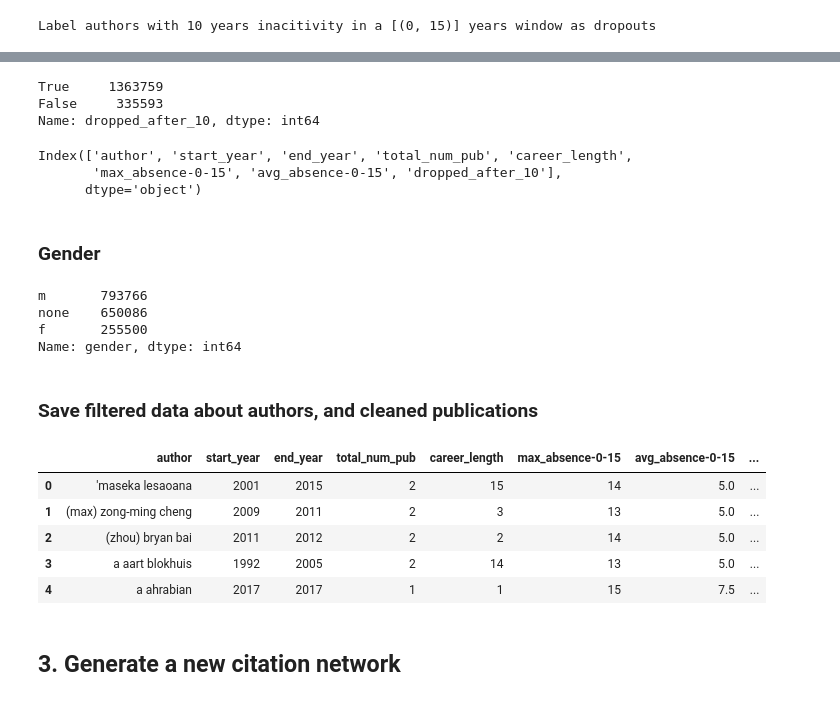
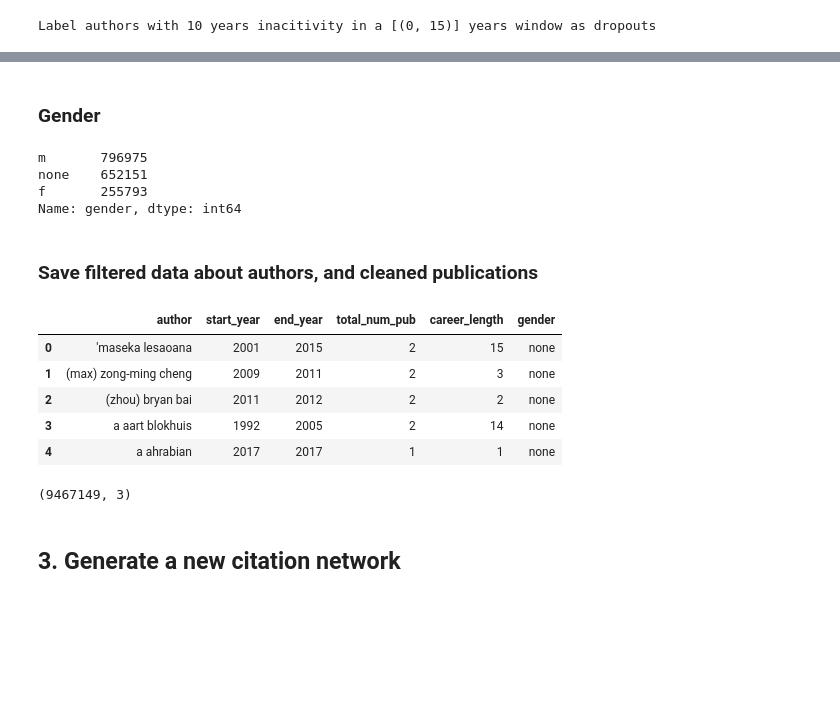
Before and after one commit to gesiscss/inequality, a Jupyter notebook: 0.Data Preprocessing.ipynb, the cells around one changed output, grey strips where cells are left out. Saved outputs shown, nothing was run; the diff lists cells and outputs as text; code cells hidden in the pictures; blank space fills up the shorter version.

```diff
--- a/0.Data Preprocessing.ipynb
+++ b/0.Data Preprocessing.ipynb
@@ -94,8 +101,8 @@ authorGroupedData['total_num_pub'] = groupByAuthorCountPublicationsData
 authorGroupedData = authorGroupedData.reset_index()
 print('Total rows -                ', authorGroupedData.shape)
 
-authorGroupedData = authorGroupedData[authorGroupedData["start_year"] >= START_YEAR]
-print('After removing all < 1970 - ', authorGroupedData.shape)
+# authorGroupedData = authorGroupedData[authorGroupedData["start_year"] >= START_YEAR]
+# print('After removing all < 1970 - ', authorGroupedData.shape)
 
 authorGroupedData = authorGroupedData.drop_duplicates()
 print('After removing duplicates - ', authorGroupedData.shape)
@@ -199,15 +183,7 @@ credible_authors.shape
 # %%
 credible_authors['dropped_after_10'].value_counts()
-# %% [output]
-True     1363759
-False     335593
-Name: dropped_after_10, dtype: int64
 # %%
 credible_authors.columns
-# %% [output]
-Index(['author', 'start_year', 'end_year', 'total_num_pub', 'career_length',
-       'max_absence-0-15', 'avg_absence-0-15', 'dropped_after_10'],
-      dtype='object')
 # %% [markdown]
 ### Gender
 # %%
@@ -217,24 +193,28 @@ credible_authors.drop('name', axis=1, inplace=True)
 
 credible_authors.gender.value_counts()
 # %% [output]
-m       793766
-none    650086
-f       255500
+m       796975
+none    652151
+f       255793
 Name: gender, dtype: int64
 # %% [markdown]
 ### Save filtered data about authors, and cleaned publications
 # %%
-credible_authors.to_csv('derived-data/authors-scientific.csv', index=False, encoding='utf-8')
+credible_authors[credible_authors.start_year >= START_YEAR].to_csv('derived-data/authors-scientific.csv', index=False, encoding='utf-8')
 credible_authors.head()
 # %% [output]
-|  | author | start_year | end_year | total_num_pub | career_length | max_absence-0-15 | avg_absence-0-15 | ... |
-| 0 | 'maseka lesaoana | 2001 | 2015 | 2 | 15 | 14 | 5.0 | ... |
-| 1 | (max) zong-ming cheng | 2009 | 2011 | 2 | 3 | 13 | 5.0 | ... |
-| 2 | (zhou) bryan bai | 2011 | 2012 | 2 | 2 | 14 | 5.0 | ... |
-| 3 | a aart blokhuis | 1992 | 2005 | 2 | 14 | 13 | 5.0 | ... |
-| 4 | a ahrabian | 2017 | 2017 | 1 | 1 | 15 | 7.5 | ... |
+|  | author | start_year | end_year | total_num_pub | career_length | gender |
+| 0 | 'maseka lesaoana | 2001 | 2015 | 2 | 15 | none |
+| 1 | (max) zong-ming cheng | 2009 | 2011 | 2 | 3 | none |
+| 2 | (zhou) bryan bai | 2011 | 2012 | 2 | 2 | none |
+| 3 | a aart blokhuis | 1992 | 2005 | 2 | 14 | none |
+| 4 | a ahrabian | 2017 | 2017 | 1 | 1 | none |
 # %%
 authorPublicationData.to_csv('derived-data/author-publications.csv', index=False)
+# %%
+authorPublicationData.shape
+# %% [output]
+(9467149, 3)
 # %% [markdown]
 ## 3. Generate a new citation network
 # %% [markdown]
```
Also changed, not shown: parts of 46 cells of this notebook.
